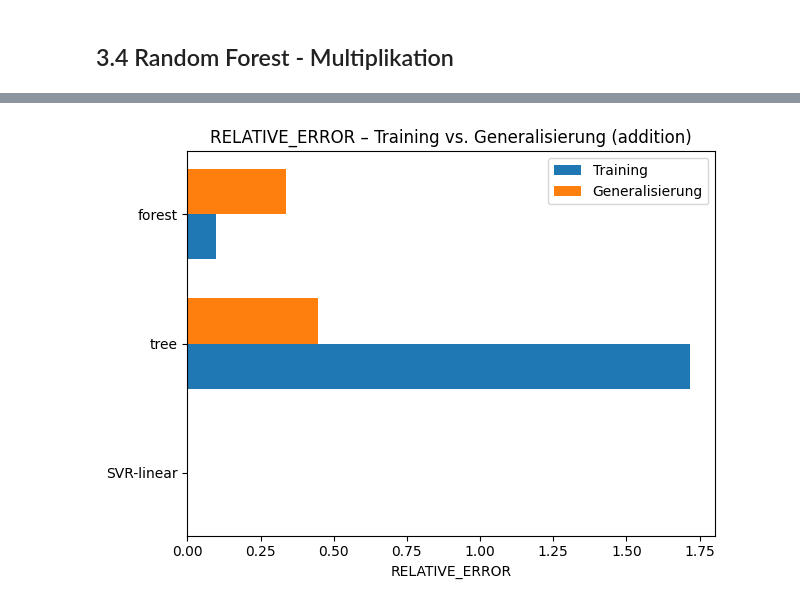
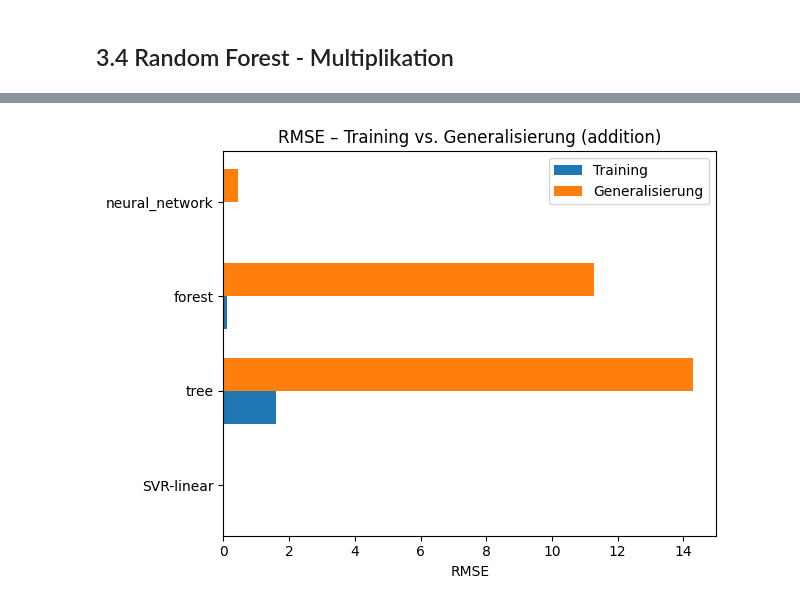
Before and after one commit to eliaspfe/ML_math, a Jupyter notebook: ml_math.ipynb, the cells around one changed output, grey strips where cells are left out. Saved outputs shown, nothing was run; the diff lists cells and outputs as text; code cells hidden in the pictures.

```diff
--- a/ml_math.ipynb
+++ b/ml_math.ipynb
@@ -72,14 +72,15 @@ def log_results(results_df, model_name, operator, dataset_type, y_true, y_pred):
     mae = mean_absolute_error(y_true, y_pred)
     relative_error = np.mean(np.abs(y_true - y_pred) / (np.abs(y_true) + 1e-8))
     mape = np.mean(np.abs((y_true - y_pred) / (y_true + 1e-8))) * 100
-    smape_value = smape(y_true, y_pred)
+    rmse = np.sqrt(mse)
+
 
     print(f"Results for {model_name} on {dataset_type} dataset ({operator}):")
     print(f"Mean Squared Error (MSE): {mse}")
     print(f"Mean Absolute Error (MAE): {mae}")
     print(f"Mean Relative Error: {relative_error}")
     print(f"Mean Absolute Percentage Error (MAPE): {mape}%")
-    print(f"Symmetric Mean Absolute Percentage Error (sMAPE): {smape_value}%")
+    print(f"Root Mean Squared Error (RMSE): {rmse}")
 
     new_row = {
         "model": model_name,
@@ -89,18 +90,13 @@ def log_results(results_df, model_name, operator, dataset_type, y_true, y_pred):
         "mae": mae,
         "relative_error": relative_error,
         "mape": mape,
-        "smape": smape_value
+        "rmse": rmse
     }
 
     return pd.concat(
         [results_df, pd.DataFrame([new_row])],
         ignore_index=True
     )
-
-
-def smape(y_true, y_pred, eps=1e-8):
-    denominator = (np.abs(y_true) + np.abs(y_pred)) / 2.0
-    return np.mean(np.abs(y_true - y_pred) / (denominator + eps)) * 100
 # %% [markdown]
 ## 2.1 Addition
 # %%
@@ -512,0 +580,12 @@ Mean Absolute Percentage Error (MAPE): 55.182796504763964%
+# %%
+# Generalization Test
+gen_data = pd.read_csv("addition_gen_dataset.csv")
+
+X_gen = gen_data[["x1", "x2"]].values
+y_gen = gen_data["y"].values
+
+X_gen = scaler.transform(X_gen)
+
+y_pred_gen = model.predict(X_gen).flatten()
+
+results = log_results(results, "neural_network", "addition", "generalization", y_gen, y_pred_gen)
@@ -512,0 +668,11 @@ Mean Absolute Percentage Error (MAPE): 55.182796504763964%
+# %%
+gen_data = pd.read_csv("multiplication_gen_dataset.csv")
+
+X_gen = gen_data[["x1", "x2"]].values
+y_gen = gen_data["y"].values
+
+X_gen = scaler.transform(X_gen)
+
+y_pred_gen = model_mul.predict(X_gen).flatten()
+
+results = log_results(results, "neural_network", "multiplication", "generalization", y_gen, y_pred_gen)
@@ -546,7 +711,7 @@ import numpy as np
 
 # Filter: Operator und Metrik
 operator = "addition"
-metric = "relative_error"
+metric = "rmse"
 
 subset = results[
     (results["operator"] == operator) &
@@ -558,31 +723,31 @@ y_pos = np.arange(len(models))
 bar_height = 0.35
 
 train_values = []
 gen_values = []
 
 for model in models:
     train_values.append(
         subset[
             (subset["model"] == model) &
             (subset["dataset_type"] == "test")
         ][metric].values[0]
     )
     gen_values.append(
         subset[
             (subset["model"] == model) &
             (subset["dataset_type"] == "generalization")
         ][metric].values[0]
     )
 
 plt.figure()
 plt.barh(y_pos - bar_height/2, train_values, height=bar_height, label="Training")
 plt.barh(y_pos + bar_height/2, gen_values, height=bar_height, label="Generalisierung")
 
 plt.yticks(y_pos, models)
 plt.xlabel(metric.upper())
 plt.title(f"{metric.upper()} – Training vs. Generalisierung ({operator})")
 plt.legend()
 plt.tight_layout()
 plt.show()
 # %% [output]
-[figure, old version]
+[figure, new version]
```
Also changed, not shown: parts of 21 cells of this notebook, 1 other file.
